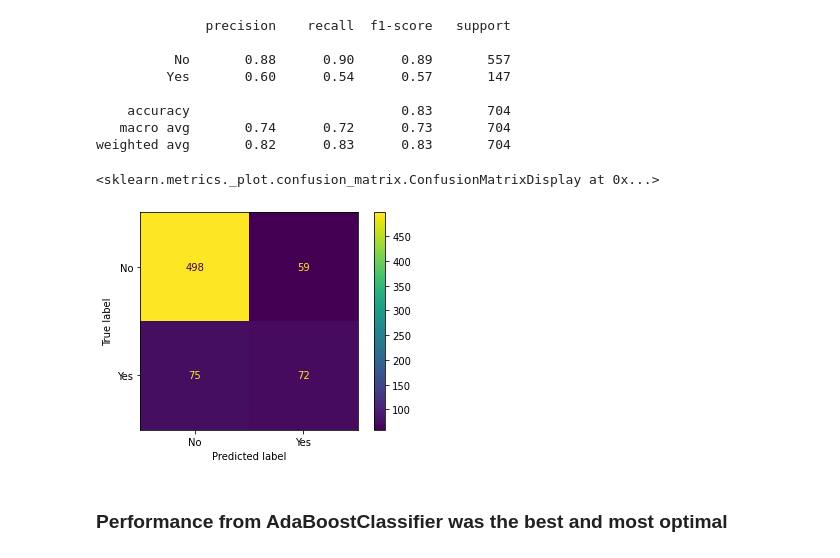
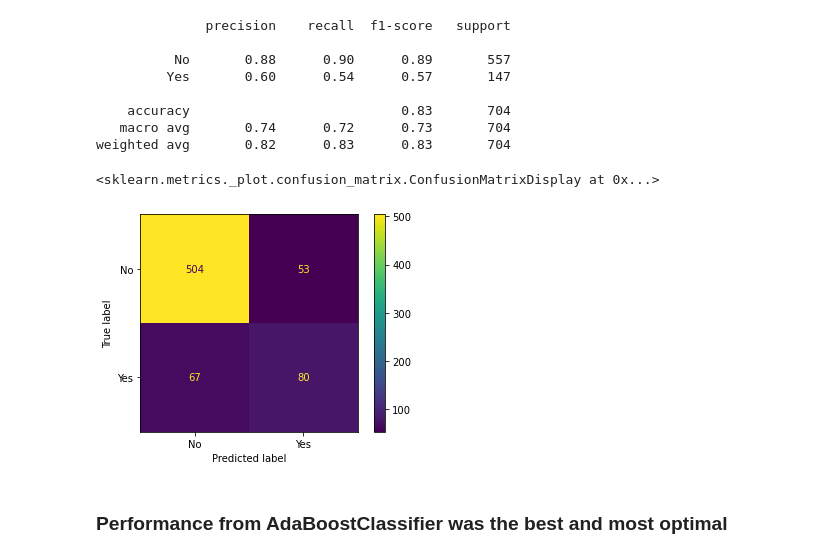
Before and after one commit to sahil1812/Projects, a Jupyter notebook: Predicting churn rate of a customer using analytical and supervised learning methods.ipynb, the cells around one changed output. Drawn from its saved outputs; the diff is of its cells as text; code cells hidden in the pictures.

```diff
--- a/Predicting churn rate of a customer using analytical and supervised learning methods.ipynb
+++ b/Predicting churn rate of a customer using analytical and supervised learning methods.ipynb
@@ -431,9 +434,9 @@ print(classification_report(y_test,preds))
    macro avg       0.74      0.72      0.73       704
 weighted avg       0.82      0.83      0.83       704
 # %%
-plot_confusion_matrix(dt,X_test,y_test)
+plot_confusion_matrix(ada_model,X_test,y_test)
 # %% [output]
 <sklearn.metrics._plot.confusion_matrix.ConfusionMatrixDisplay at 0x...>
-[figure, old version]
+[figure, new version]
 # %% [markdown]
 ### Performance from AdaBoostClassifier was the best and most optimal
```
Also changed, not shown: parts of 7 cells of this notebook.
